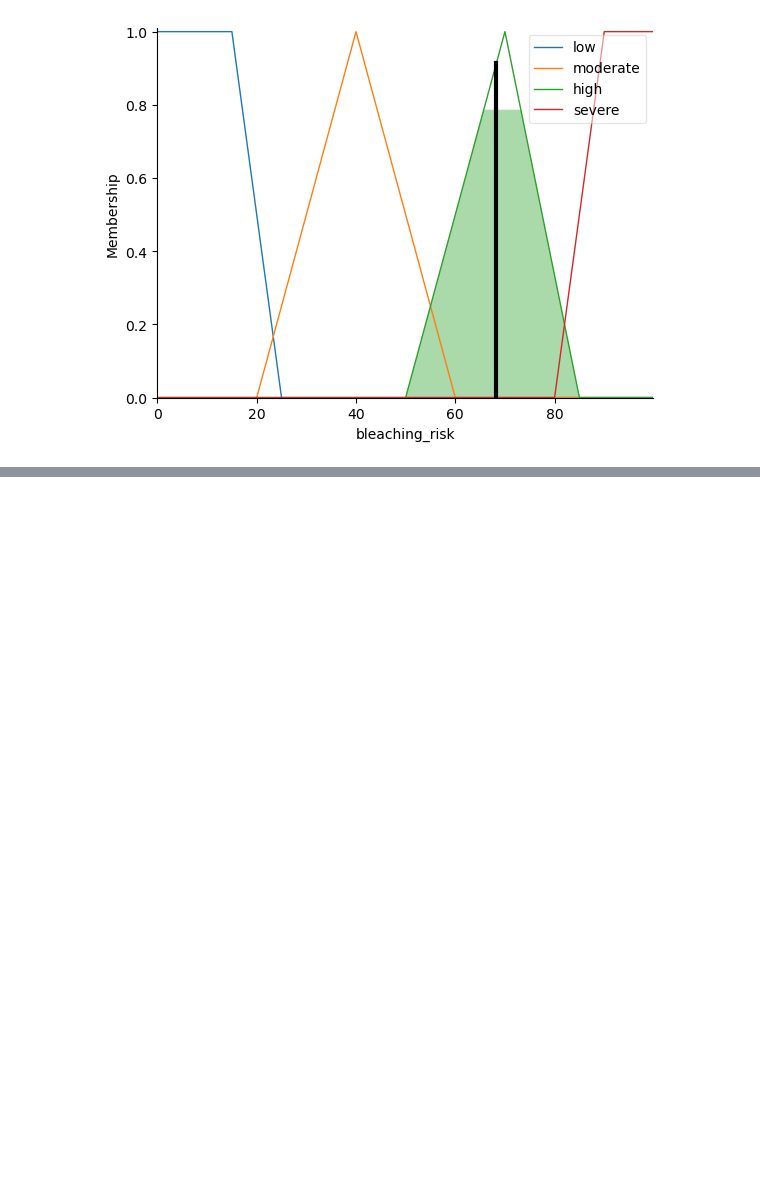
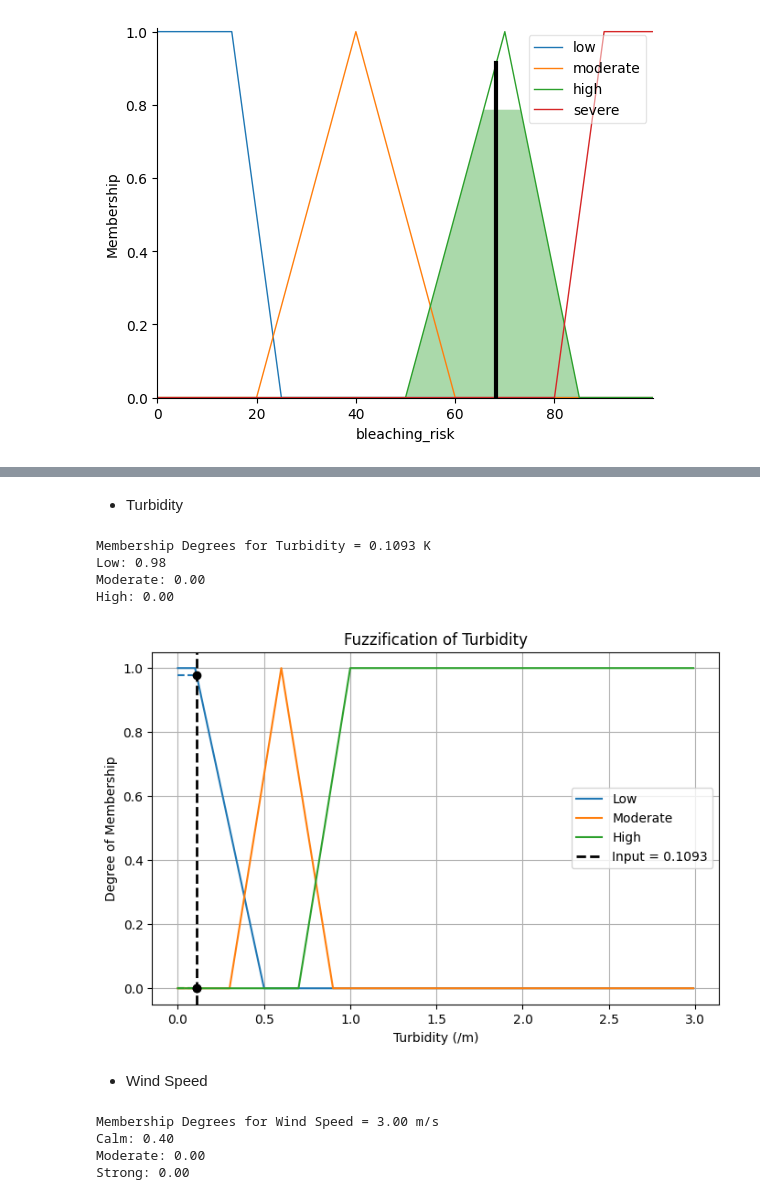
Before and after one commit to Winnee0305/coral-bleaching-fuzzy, a Jupyter notebook: fuzzy_logic.ipynb, the cells around one changed output, grey strips where cells are left out. Saved outputs shown, nothing was run; the diff lists cells and outputs as text; code cells hidden in the pictures; blank space fills up the shorter version.

```diff
--- a/fuzzy_logic.ipynb
+++ b/fuzzy_logic.ipynb
@@ -189,0 +265,72 @@ bleaching_risk.view(sim=train)
+# %% [markdown]
+- Turbidity
+# %%
+# Example Crisp input
+turbidity_val = 0.1093
+
+# Calculate degrees of membership
+mu_turb_low = fuzz.interp_membership(turbidity.universe, turbidity['low'].mf, turbidity_val)
+mu_turb_mod = fuzz.interp_membership(turbidity.universe, turbidity['moderate'].mf, turbidity_val)
+mu_turb_high = fuzz.interp_membership(turbidity.universe, turbidity['high'].mf, turbidity_val)
+
+# Display the degrees of membership
+print(f"Membership Degrees for Turbidity = {turbidity_val:.4f} K")
+print(f"Low: {mu_turb_low:.2f}")
+print(f"Moderate: {mu_turb_mod:.2f}")
+print(f"High: {mu_turb_high:.2f}")
+# %% [output]
+Membership Degrees for Turbidity = 0.1093 K
+Low: 0.98
+Moderate: 0.00
+High: 0.00
+# %%
+# Colors similar to .view()
+colors = plt.rcParams['axes.prop_cycle'].by_key()['color']
+
+plt.figure(figsize=(8,5))
+
+# Plot membership functions
+plt.plot(turbidity.universe, turbidity['low'].mf, color=colors[0], label='Low')
+plt.plot(turbidity.universe, turbidity['moderate'].mf, color=colors[1], label='Moderate')
+plt.plot(turbidity.universe, turbidity['high'].mf, color=colors[2], label='High')
+
+# Vertical dotted line for crisp input
+plt.axvline(turbidity_val, color='k', linestyle='--', linewidth=2, label=f'Input = {turbidity_val:.4f}')
+
+# Horizontal dotted lines for membership degrees
+plt.hlines(mu_turb_low, turbidity.universe.min(), turbidity_val, colors=colors[0], linestyles='--', linewidth=1.5)
+plt.hlines(mu_turb_mod, turbidity.universe.min(), turbidity_val, colors=colors[1], linestyles='--', linewidth=1.5)
+plt.hlines(mu_turb_high, turbidity.universe.min(), turbidity_val, colors=colors[2], linestyles='--', linewidth=1.5)
+
+# Intersection points
+plt.scatter([turbidity_val]*3, [mu_turb_low, mu_turb_mod, mu_turb_high], color='k', zorder=5)
+
+plt.title('Fuzzification of Turbidity')
+plt.xlabel('Turbidity (/m)')
+plt.ylabel('Degree of Membership')
+plt.grid(True)
+plt.legend()
+plt.show()
+# %% [output]
+[figure, added]
+# %% [markdown]
+- Wind Speed
+# %%
+# Example Crisp input
+windspeed_val = 3
+
+# Calculate degrees of membership
+mu_ws_calm = fuzz.interp_membership(windspeed.universe, windspeed['calm'].mf, windspeed_val)
+mu_ws_mod = fuzz.interp_membership(windspeed.universe, windspeed['moderate'].mf, windspeed_val)
+mu_ws_strong = fuzz.interp_membership(windspeed.universe, windspeed['strong'].mf, windspeed_val)
+
+# Display the degrees of membership
+print(f"Membership Degrees for Wind Speed = {windspeed_val:.2f} m/s")
+print(f"Calm: {mu_ws_calm:.2f}")
+print(f"Moderate: {mu_ws_mod:.2f}")
+print(f"Strong: {mu_ws_strong:.2f}")
+# %% [output]
+Membership Degrees for Wind Speed = 3.00 m/s
+Calm: 0.40
+Moderate: 0.00
+Strong: 0.00
```
Also changed, not shown: parts of 8 cells of this notebook.
